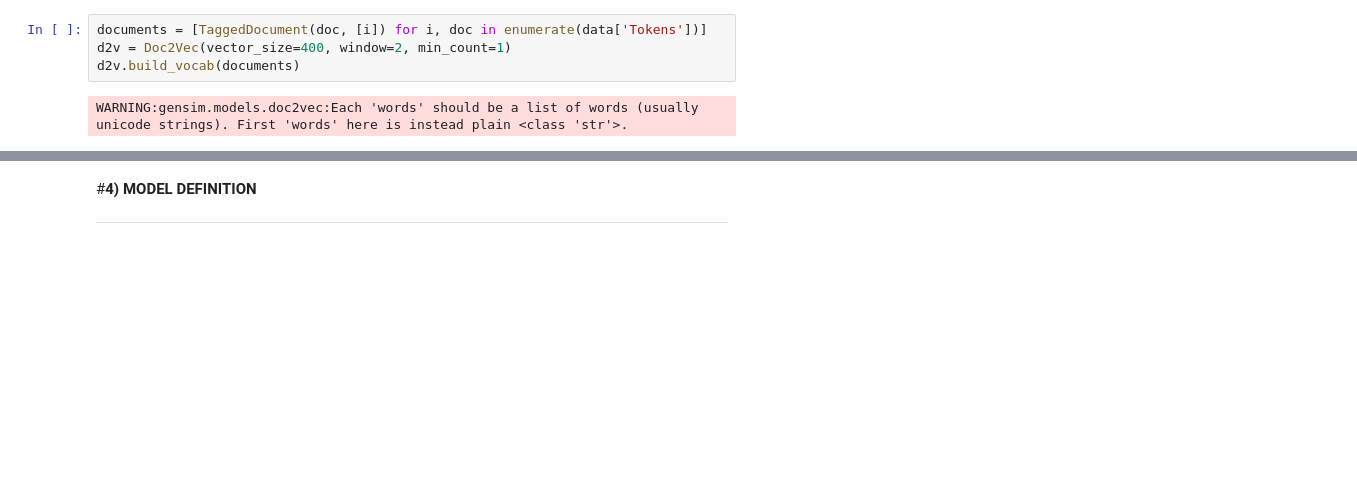
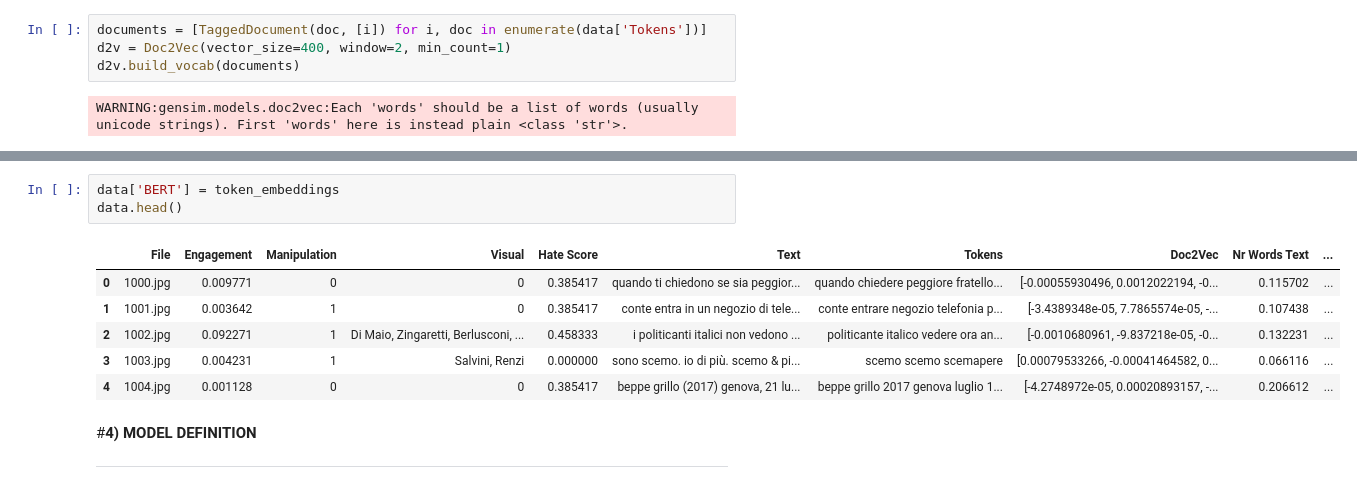
Before and after one commit to simonegramegna/NLP_Dankmeme_classification, a Jupyter notebook: NLP_Dankmemes.ipynb, the cells around one changed output, grey strips where cells are left out. Saved outputs shown, nothing was run; the diff lists cells and outputs as text; blank space fills up the shorter version.

```diff
--- a/NLP_Dankmemes.ipynb
+++ b/NLP_Dankmemes.ipynb
@@ -546,3 +613,13 @@ data.head()
+# %%
+data['BERT'] = token_embeddings
+data.head()
+# %% [output]
+|  | File | Engagement | Manipulation | Visual | Hate Score | Text | Tokens | Doc2Vec | Nr Words Text | ... |
+| 0 | 1000.jpg | 0.009771 | 0 | 0 | 0.385417 | quando ti chiedono se sia peggior... | quando chiedere peggiore fratello... | [-0.00055930496, 0.0012022194, -0... | 0.115702 | ... |
+| 1 | 1001.jpg | 0.003642 | 1 | 0 | 0.385417 | conte entra in un negozio di tele... | conte entrare negozio telefonia p... | [-3.4389348e-05, 7.7865574e-05, -... | 0.107438 | ... |
+| 2 | 1002.jpg | 0.092271 | 1 | Di Maio, Zingaretti, Berlusconi, ... | 0.458333 | i politicanti italici non vedono ... | politicante italico vedere ora an... | [-0.0010680961, -9.837218e-05, -0... | 0.132231 | ... |
+| 3 | 1003.jpg | 0.004231 | 1 | Salvini, Renzi | 0.000000 | sono scemo. io di più. scemo & pi... | scemo scemo scemapere | [0.00079533266, -0.00041464582, 0... | 0.066116 | ... |
+| 4 | 1004.jpg | 0.001128 | 0 | 0 | 0.385417 | beppe grillo (2017) genova, 21 lu... | beppe grillo 2017 genova luglio 1... | [-4.2748972e-05, 0.00020893157, -... | 0.206612 | ... |
 # %% [markdown]
 #**4) MODEL DEFINITION**
 
```
Also changed, not shown: parts of 27 cells of this notebook.
